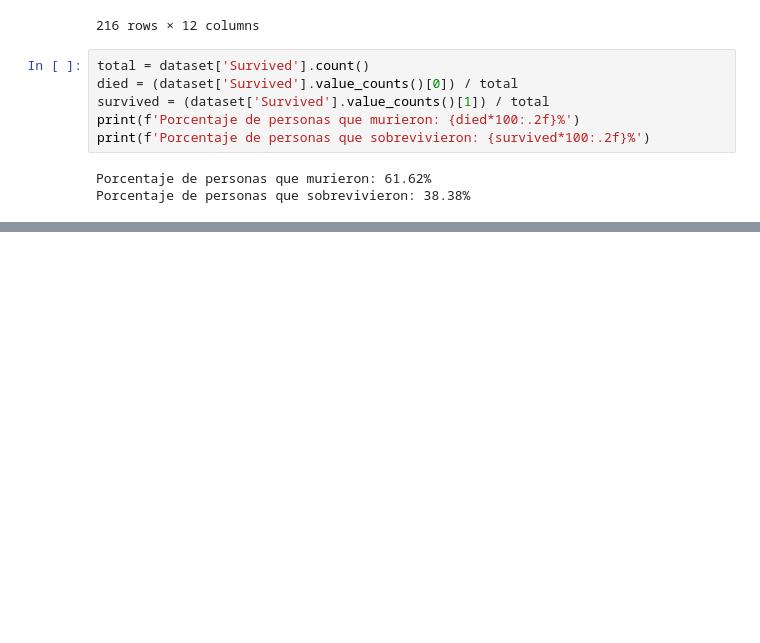
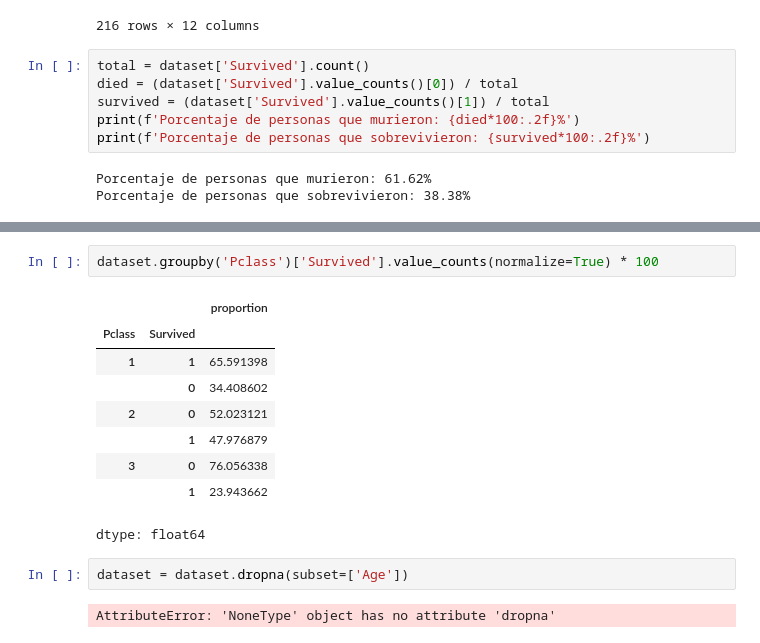
Before and after one commit to DanielLaBanda/DanielLaBanda, a Jupyter notebook: A01285898_M1_Actividad_5_Programación_en_Python_Librerías_Numpy_Matplotlib_Pandas.ipynb, the cells around one changed output, grey strips where cells are left out. Saved outputs shown, nothing was run; the diff lists cells and outputs as text; blank space fills up the shorter version.

```diff
--- a/A01285898_M1_Actividad_5_Programación_en_Python_Librerías_Numpy_Matplotlib_Pandas.ipynb
+++ b/A01285898_M1_Actividad_5_Programación_en_Python_Librerías_Numpy_Matplotlib_Pandas.ipynb
@@ -225,0 +234,16 @@ Porcentaje de personas que sobrevivieron: 38.38%
+# %%
+dataset.groupby('Pclass')['Survived'].value_counts(normalize=True) * 100
+# %% [output]
+|  |  | proportion |
+| Pclass | Survived |  |
+| 1 | 1 | 65.591398 |
+|  | 0 | 34.408602 |
+| 2 | 0 | 52.023121 |
+|  | 1 | 47.976879 |
+| 3 | 0 | 76.056338 |
+|  | 1 | 23.943662 |
+dtype: float64
+# %%
+dataset = dataset.dropna(subset=['Age'])
+# %% [output]
+AttributeError: 'NoneType' object has no attribute 'dropna'
```
Also changed, not shown: parts of 4 cells of this notebook.
